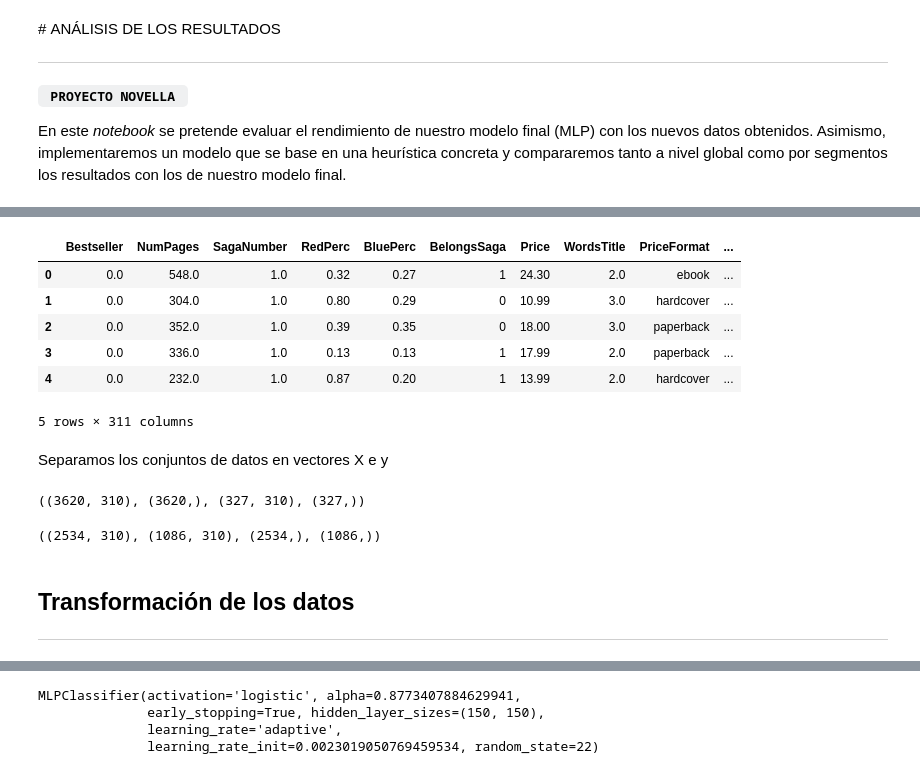
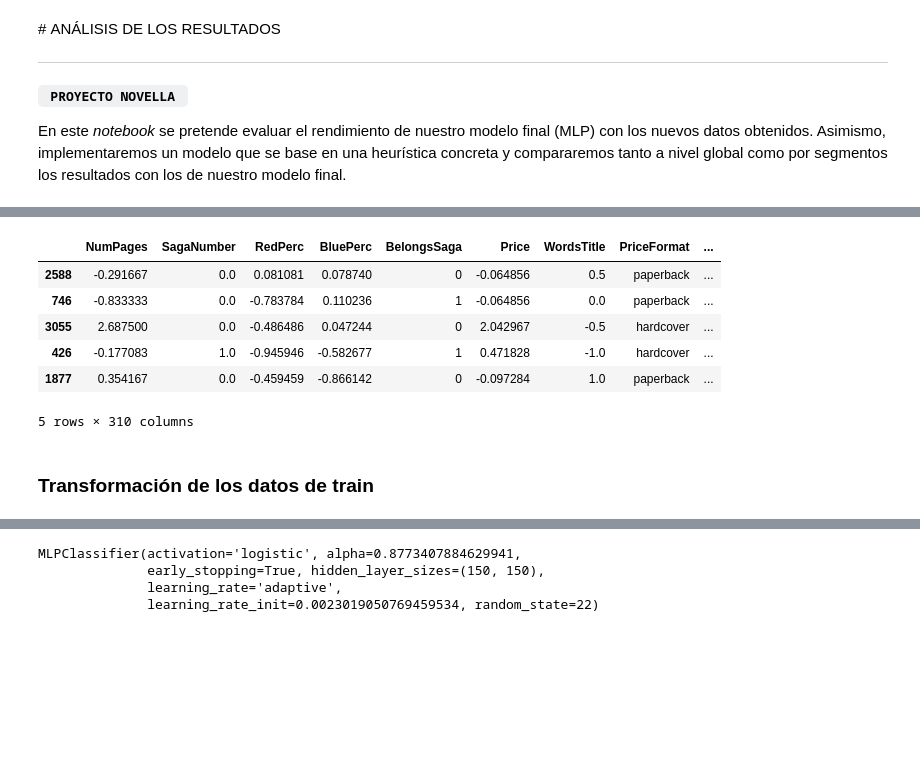
Before and after one commit to MMCCJJ/NOVELLA, a Jupyter notebook: evaluacion/evaluacionModeloFinal.ipynb, the cells around one changed output, grey strips where cells are left out. Drawn from its saved outputs; the diff is of its cells as text; code cells hidden in the pictures; blank space fills up the shorter version.

Commit message:
Corrige errores en el SMOTE y las transformaciones

```diff
--- a/evaluacion/evaluacionModeloFinal.ipynb
+++ b/evaluacion/evaluacionModeloFinal.ipynb
@@ -34,0 +51,2 @@ from utilidadesModelos import *
+# %%
+data = pd.read_parquet('../data/clean/datosEntrenamiento.parquet')
@@ -38 +89,4 @@ df_test = pd.read_csv("test_FINAL_EVALUACION.csv", index_col = 0)
+# %%
+y, X = getYX(data)
+X_train, X_test, y_train, y_test = separacionTrainTest(X, y)
 # %%
@@ -48,23 +109,30 @@ df_train.head()
+# %%
+data_scaled = data.copy()
+X_scaled = data_scaled.drop('Bestseller', axis=1)
+y_scaled = data_scaled['Bestseller']
+
+# Dividimos en train y test
+X_scaled_train, X_scaled_test, y_scaled_train, y_scaled_test = train_test_split(X_scaled, y_scaled, test_size=TEST_SIZE, stratify=y, random_state=SEED)
+
+# Inicializamos RobustScaler
+scaler = RobustScaler()
+
+# Solo lo aplicamos a las variables numéricas
+# Incluimos 'Zombies' que no hay que escalar porque el RobustScaler ignora la primera columna de la lista
+# (hemos hecho pruebas)
+variables_numericas = ['Zombies', 'SagaNumber', 'NumPages', 'RedPerc', 'BluePerc', 'Price', 'WordsTitle', 'BookInterest1M',
+                     'Rating20Days', 'PrevBestSellAuthor']
+
+# Aplicamos el RobustScaler a los datos de entrenamiento y test
+X_scaled_train[variables_numericas] = scaler.fit_transform(X_scaled_train[variables_numericas])
+X_scaled_test[variables_numericas] = scaler.transform(X_scaled_test[variables_numericas])
 # %%
-df_test.head()
+X_scaled_test.head()
 # %% [output]
-|  | Bestseller | NumPages | SagaNumber | RedPerc | BluePerc | BelongsSaga | Price | WordsTitle | PriceFormat | ... |
-| 0 | 0.0 | 548.0 | 1.0 | 0.32 | 0.27 | 1 | 24.30 | 2.0 | ebook | ... |
-| 1 | 0.0 | 304.0 | 1.0 | 0.80 | 0.29 | 0 | 10.99 | 3.0 | hardcover | ... |
-| 2 | 0.0 | 352.0 | 1.0 | 0.39 | 0.35 | 0 | 18.00 | 3.0 | paperback | ... |
-| 3 | 0.0 | 336.0 | 1.0 | 0.13 | 0.13 | 1 | 17.99 | 2.0 | paperback | ... |
-| 4 | 0.0 | 232.0 | 1.0 | 0.87 | 0.20 | 1 | 13.99 | 2.0 | hardcover | ... |
+|  | NumPages | SagaNumber | RedPerc | BluePerc | BelongsSaga | Price | WordsTitle | PriceFormat | ... |
+| 2588 | -0.291667 | 0.0 | 0.081081 | 0.078740 | 0 | -0.064856 | 0.5 | paperback | ... |
+| 746 | -0.833333 | 0.0 | -0.783784 | 0.110236 | 1 | -0.064856 | 0.0 | paperback | ... |
+| 3055 | 2.687500 | 0.0 | -0.486486 | 0.047244 | 0 | 2.042967 | -0.5 | hardcover | ... |
+| 426 | -0.177083 | 1.0 | -0.945946 | -0.582677 | 1 | 0.471828 | -1.0 | hardcover | ... |
+| 1877 | 0.354167 | 0.0 | -0.459459 | -0.866142 | 0 | -0.097284 | 1.0 | paperback | ... |
-5 rows × 311 columns
+5 rows × 310 columns
-# %% [markdown]
-Separamos los conjuntos de datos en vectores X e y
-# %%
-y_train, X_train = getYX(df_train)
-y_test, X_test = getYX(df_test)
-X_train.shape, y_train.shape, X_test.shape, y_test.shape
-# %% [output]
-((3620, 310), (3620,), (327, 310), (327,))
-# %%
-X_train_2, X_test_2, y_train_2, y_test_2 = separacionTrainTest(X_train, y_train)
-X_train_2.shape, X_test_2.shape, y_train_2.shape, y_test_2.shape
-# %% [output]
-((2534, 310), (1086, 310), (2534,), (1086,))
@@ -71,3 +159,2 @@ X_train_2.shape, X_test_2.shape, y_train_2.shape, y_test_2.shape
 # %% [markdown]
-## Transformación de los datos
-***
+### Transformación de los datos de train
```
Also changed, not shown: parts of 91 cells of this notebook.
